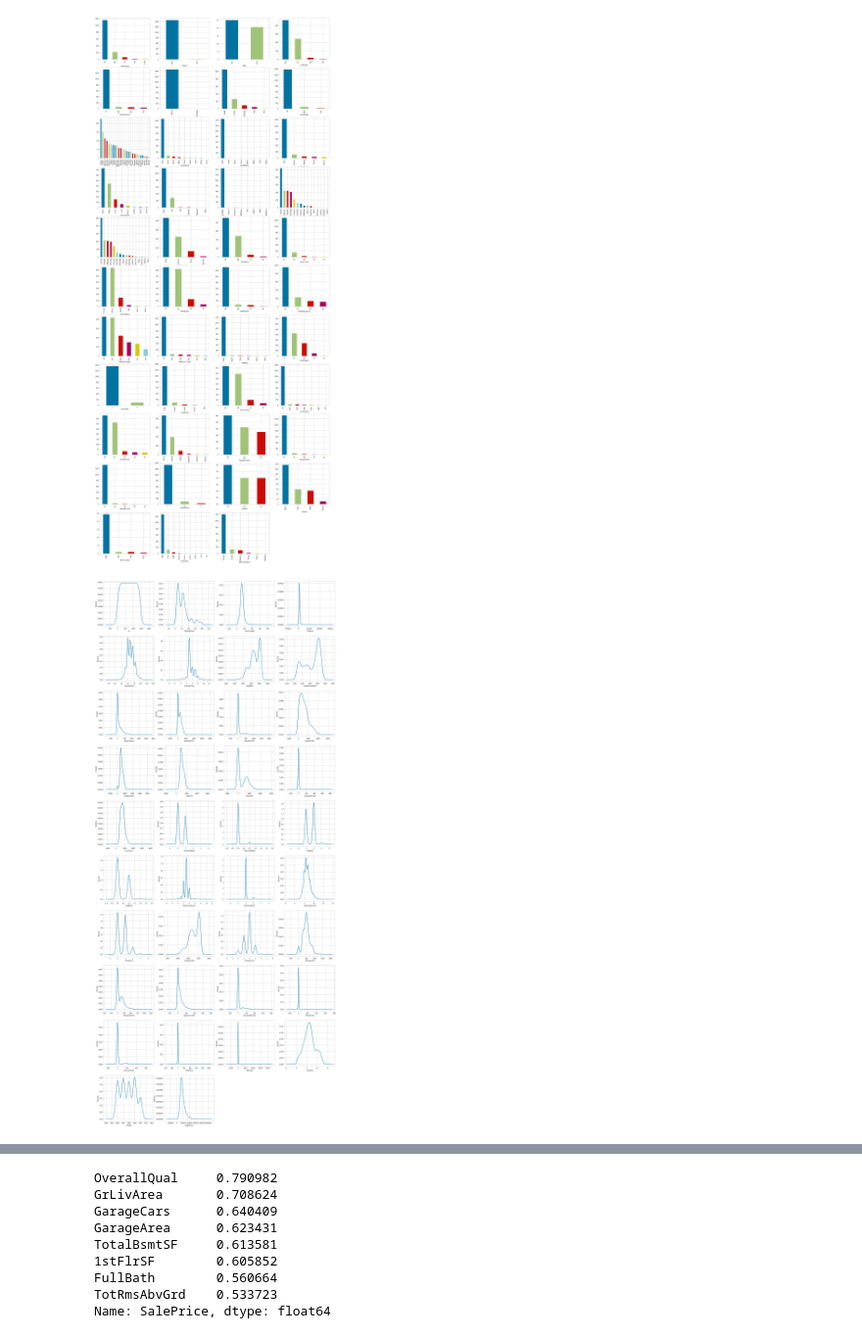
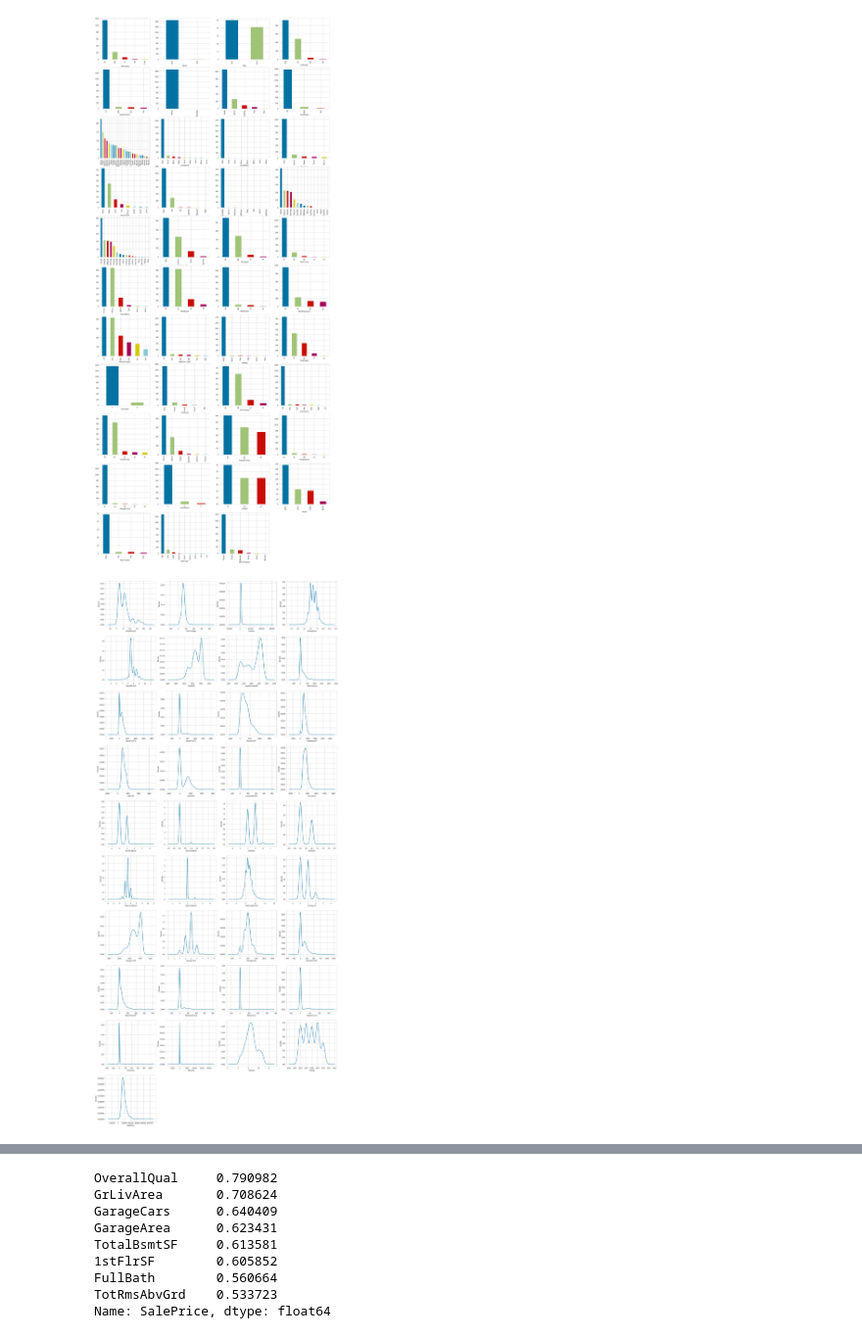
Before and after one commit to Michaels72/House_Price_Prediciton, a Jupyter notebook: HousePrices.ipynb, the cells around one changed output, grey strips where cells are left out. Shown at 98% size. Saved outputs shown, nothing was run; the diff lists cells and outputs as text; code cells hidden in the pictures.

```diff
--- a/HousePrices.ipynb
+++ b/HousePrices.ipynb
@@ -26,5 +28,5 @@ from sklearn.neighbors import KNeighborsClassifier
 # %%
-train = pd.read_csv('train.csv')
-test = pd.read_csv('test.csv')
+train = pd.read_csv('train.csv', index_col = 0)
+test = pd.read_csv('test.csv', index_col = 0)
 train.head()
 # %% [output]
@@ -300,15 +303,15 @@ plt.show()
 [figure]
 # %%
 def num_densityplot():
-    for n in range(0, 38):
+    for n in range(0, 37):
         plt.subplot(10, 4, n+1)
         train.select_dtypes(exclude = ['object']).iloc[:,n].plot.kde()
         plt.xlabel(train.select_dtypes(exclude = ['object']).iloc[:,n].name)
 plt.figure(figsize = (25, 60))
 num_densityplot()
 plt.show()
 # %% [output]
-[figure, old version]
+[figure, new version]
 # %%
 train.boxplot("SalePrice", "Neighborhood", figsize=(15, 8), rot = 90)
 plt.show()
```
Also changed, not shown: parts of 49 cells of this notebook.
